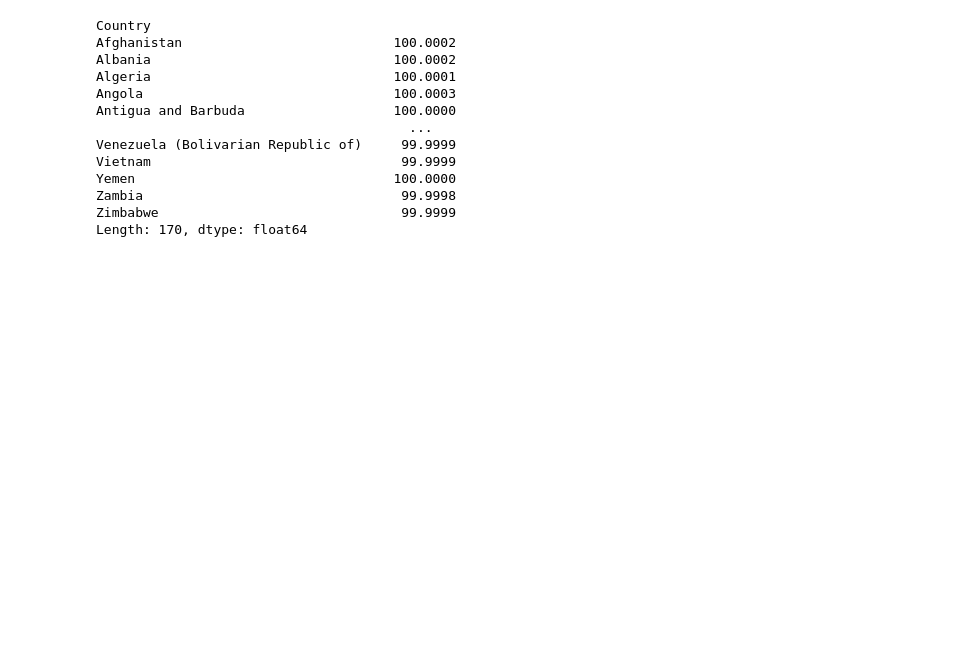
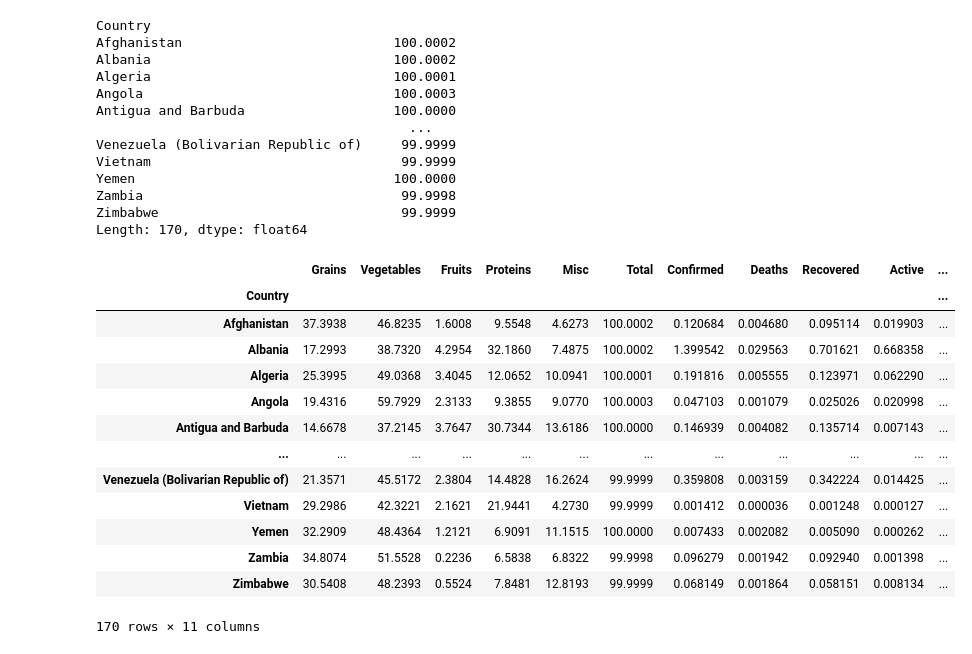
Before and after one commit to Candy-Capilla/COVID-19_and_Healthy_Diet_G3, a Jupyter notebook: Food_Data.ipynb, the cells around one changed output. Cells and saved outputs as stored; diff of their text form; code cells hidden in the pictures; blank space fills up the shorter version.

```diff
--- a/Food_Data.ipynb
+++ b/Food_Data.ipynb
@@ -189,3 +190,22 @@ Yemen                                 100.0000
 Zambia                                 99.9998
 Zimbabwe                               99.9999
 Length: 170, dtype: float64
+# %%
+#Merge food and covid df
+food_covid_df= pd.merge(clean_food_df, covid_df, on= "Country", how= "inner")
+food_covid_df
+# %% [output]
+|  | Grains | Vegetables | Fruits | Proteins | Misc | Total | Confirmed | Deaths | Recovered | Active | ... |
+| Country |  |  |  |  |  |  |  |  |  |  | ... |
+| Afghanistan | 37.3938 | 46.8235 | 1.6008 | 9.5548 | 4.6273 | 100.0002 | 0.120684 | 0.004680 | 0.095114 | 0.019903 | ... |
+| Albania | 17.2993 | 38.7320 | 4.2954 | 32.1860 | 7.4875 | 100.0002 | 1.399542 | 0.029563 | 0.701621 | 0.668358 | ... |
+| Algeria | 25.3995 | 49.0368 | 3.4045 | 12.0652 | 10.0941 | 100.0001 | 0.191816 | 0.005555 | 0.123971 | 0.062290 | ... |
+| Angola | 19.4316 | 59.7929 | 2.3133 | 9.3855 | 9.0770 | 100.0003 | 0.047103 | 0.001079 | 0.025026 | 0.020998 | ... |
+| Antigua and Barbuda | 14.6678 | 37.2145 | 3.7647 | 30.7344 | 13.6186 | 100.0000 | 0.146939 | 0.004082 | 0.135714 | 0.007143 | ... |
+| ... | ... | ... | ... | ... | ... | ... | ... | ... | ... | ... | ... |
+| Venezuela (Bolivarian Republic of) | 21.3571 | 45.5172 | 2.3804 | 14.4828 | 16.2624 | 99.9999 | 0.359808 | 0.003159 | 0.342224 | 0.014425 | ... |
+| Vietnam | 29.2986 | 42.3221 | 2.1621 | 21.9441 | 4.2730 | 99.9999 | 0.001412 | 0.000036 | 0.001248 | 0.000127 | ... |
+| Yemen | 32.2909 | 48.4364 | 1.2121 | 6.9091 | 11.1515 | 100.0000 | 0.007433 | 0.002082 | 0.005090 | 0.000262 | ... |
+| Zambia | 34.8074 | 51.5528 | 0.2236 | 6.5838 | 6.8322 | 99.9998 | 0.096279 | 0.001942 | 0.092940 | 0.001398 | ... |
+| Zimbabwe | 30.5408 | 48.2393 | 0.5524 | 7.8481 | 12.8193 | 99.9999 | 0.068149 | 0.001864 | 0.058151 | 0.008134 | ... |
+170 rows × 11 columns
```
Also changed, not shown: parts of 4 cells of this notebook.
